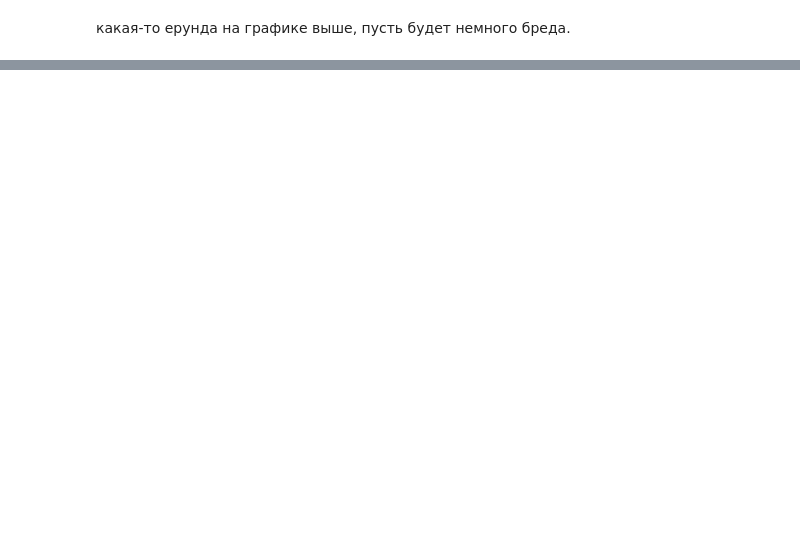
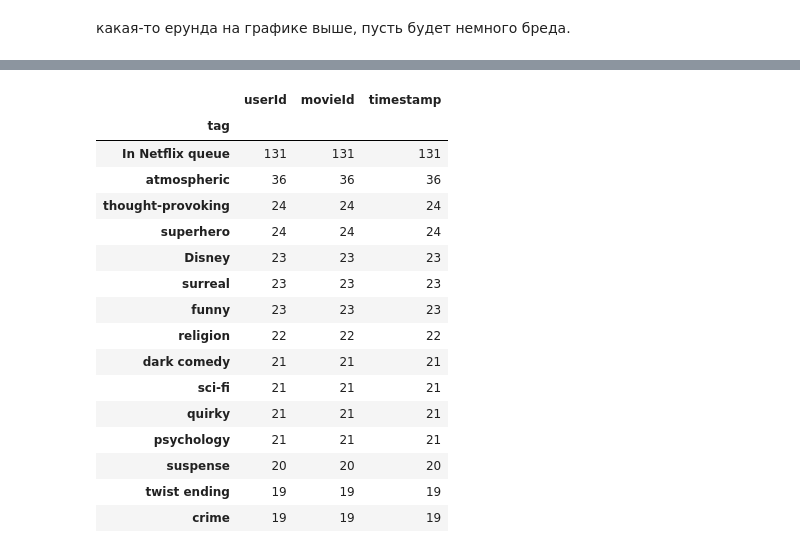
Before and after one commit to MedalKa/lab2, a Jupyter notebook: Lab_2. Recommender systems.ipynb, the cells around one changed output, grey strips where cells are left out. Cells and saved outputs as stored; diff of their text form; code cells hidden in the pictures; blank space fills up the shorter version.

```diff
--- a/Lab_2. Recommender systems.ipynb
+++ b/Lab_2. Recommender systems.ipynb
@@ -365,0 +335,20 @@ movies
+# %%
+tags.groupby("tag").count().sort_values(by="movieId", ascending=False).head(15)
+# %% [output]
+|  | userId | movieId | timestamp |
+| tag |  |  |  |
+| In Netflix queue | 131 | 131 | 131 |
+| atmospheric | 36 | 36 | 36 |
+| thought-provoking | 24 | 24 | 24 |
+| superhero | 24 | 24 | 24 |
+| Disney | 23 | 23 | 23 |
+| surreal | 23 | 23 | 23 |
+| funny | 23 | 23 | 23 |
+| religion | 22 | 22 | 22 |
+| dark comedy | 21 | 21 | 21 |
+| sci-fi | 21 | 21 | 21 |
+| quirky | 21 | 21 | 21 |
+| psychology | 21 | 21 | 21 |
+| suspense | 20 | 20 | 20 |
+| twist ending | 19 | 19 | 19 |
+| crime | 19 | 19 | 19 |
```
Also changed, not shown: parts of 17 cells of this notebook.
